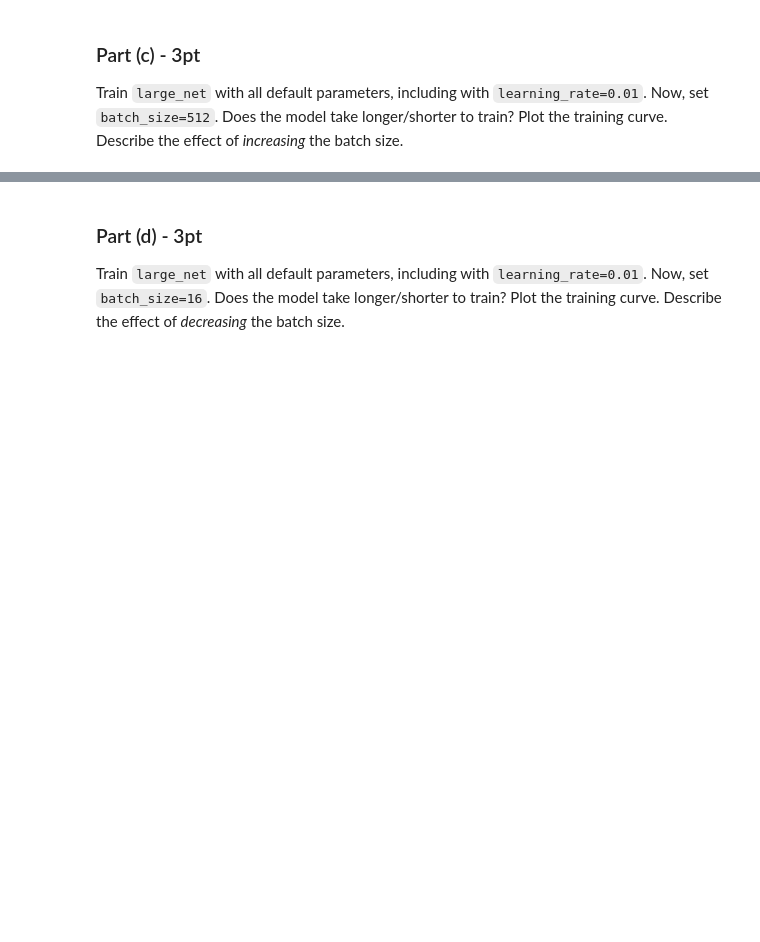
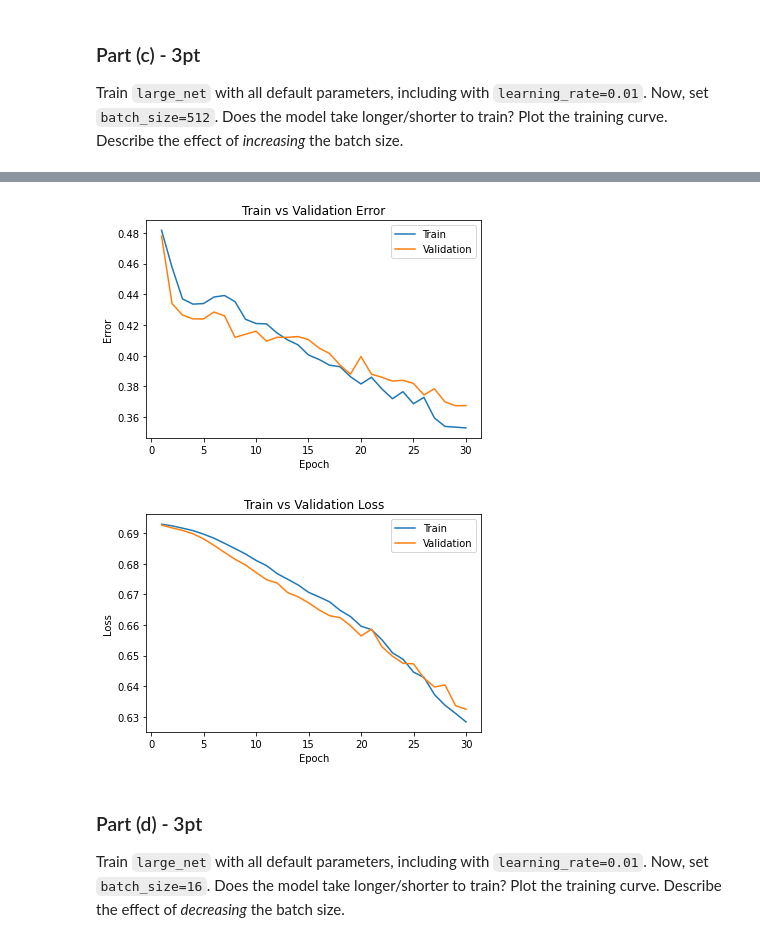
Before and after one commit to tujiaqi2002/DL_lab1, a Jupyter notebook: Lab2_Cats_vs_Dogs.ipynb, the cells around one changed output, grey strips where cells are left out. Saved outputs shown, nothing was run; the diff lists cells and outputs as text; code cells hidden in the pictures; blank space fills up the shorter version.

```diff
--- a/Lab2_Cats_vs_Dogs.ipynb
+++ b/Lab2_Cats_vs_Dogs.ipynb
@@ -603,3 +674,14 @@ Plot the training curve. Describe the effect of *increasing* the learning rate.
 Train `large_net` with all default parameters, including with `learning_rate=0.01`.
 Now, set `batch_size=512`. Does the model take longer/shorter to train?
 Plot the training curve. Describe the effect of *increasing* the batch size.
+# %%
+large_net = LargeNet()
+train_net(large_net, 512, 0.01, 30)
+large_net_path = get_model_name("large", batch_size=512, learning_rate=0.01, epoch=29)
+plot_training_curve(large_net_path)
+
+# less time training time since for each iteration the time is shorter due to increase of batch size
+# higher error and higher loss
+# however the the model is not overfitting anymore.
+# it seem s like the batch size is too large and we should decrease the batch size.
+# %% [output]
@@ -606,3 +705,5 @@ Plot the training curve. Describe the effect of *increasing* the batch size.
+[figure, added]
+[figure, added]
 # %% [markdown]
 ### Part (d) - 3pt
 
```
Also changed, not shown: parts of 24 cells of this notebook.
